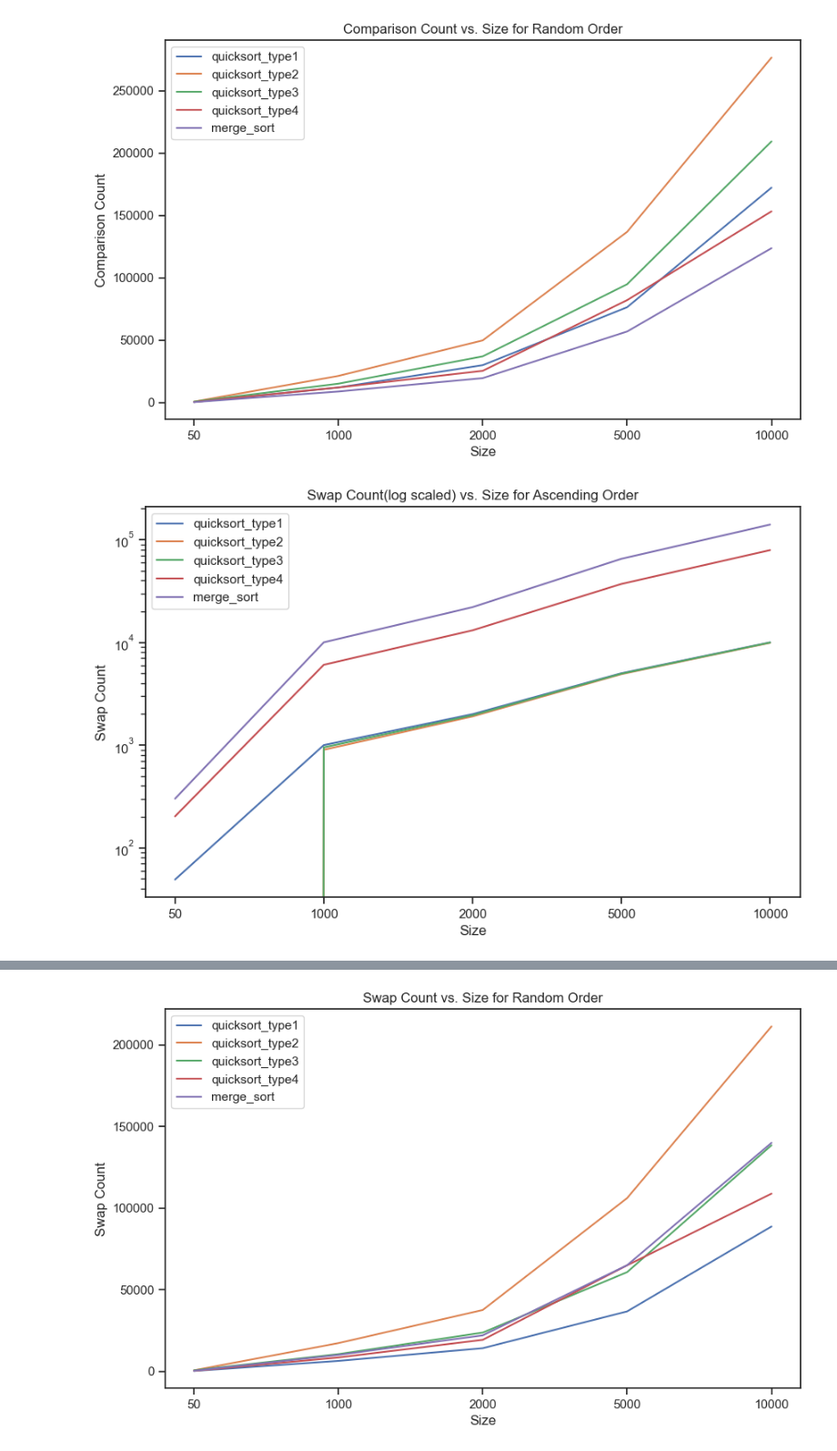
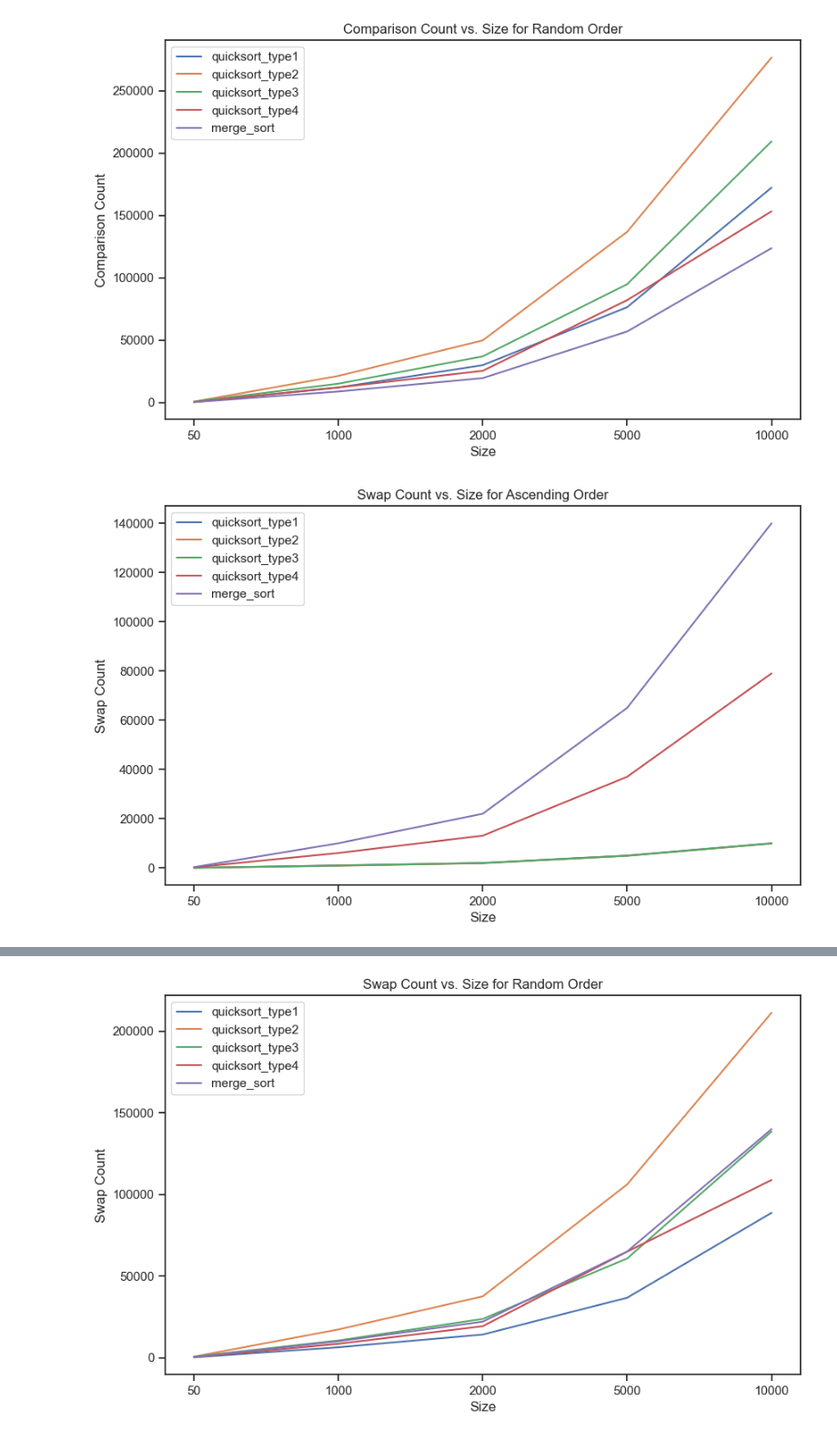
Before and after one commit to cvaisnor/quick-merge-testing, a Jupyter notebook: comparing_sorts.ipynb, the cells around one changed output, grey strips where cells are left out. Shown: that part at 91% size. Saved outputs shown, nothing was run; the diff lists cells and outputs as text; code cells hidden in the pictures.

Commit message:
renamed graphs

```diff
--- a/comparing_sorts.ipynb
+++ b/comparing_sorts.ipynb
@@ -196,25 +190,22 @@ plt.show()
 # %%
 # plot Swap Count vs. Size for Ascending Order
 fig, ax = plt.subplots(figsize=(10,6))
 
 sns.lineplot(x='size', y='swap_count', hue='sorting_type', data=ascending_all, ax=ax)
 
 # add a legend
 ax.legend(loc='upper left')
 
 # add a title
-ax.set_title('Swap Count(log scaled) vs. Size for Ascending Order')
+ax.set_title('Swap Count vs. Size for Ascending Order')
 
 # add x and y labels
 ax.set_xlabel('Size')
 ax.set_ylabel('Swap Count')
 
-# scale the y axis to a logarithmic scale
-ax.set_yscale('log')
-
 plt.show()
 # %% [output]
-[figure, old version]
+[figure, new version]
 # %%
 # plot Swap Count vs. Size for Decending Order
 fig, ax = plt.subplots(figsize=(10,6))
```
Also changed, not shown: parts of 3 cells of this notebook.
